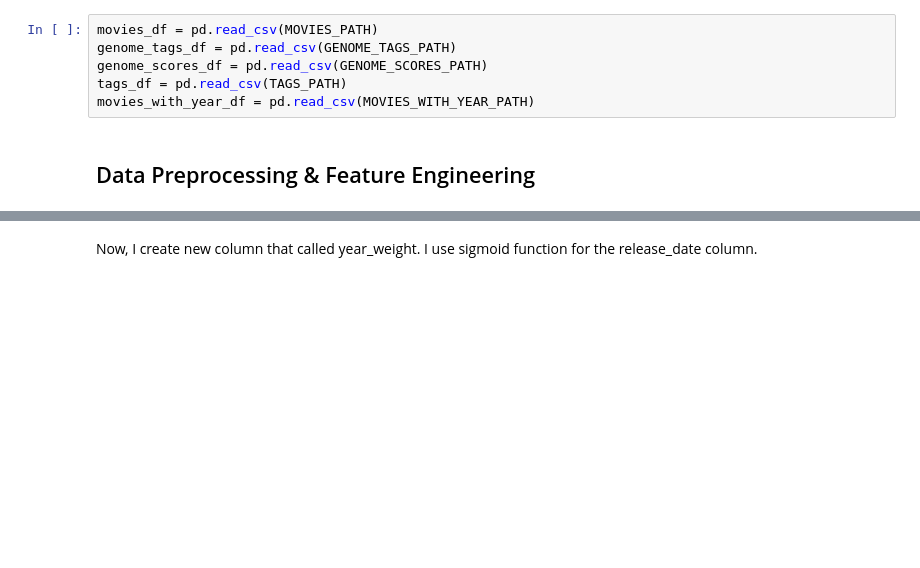
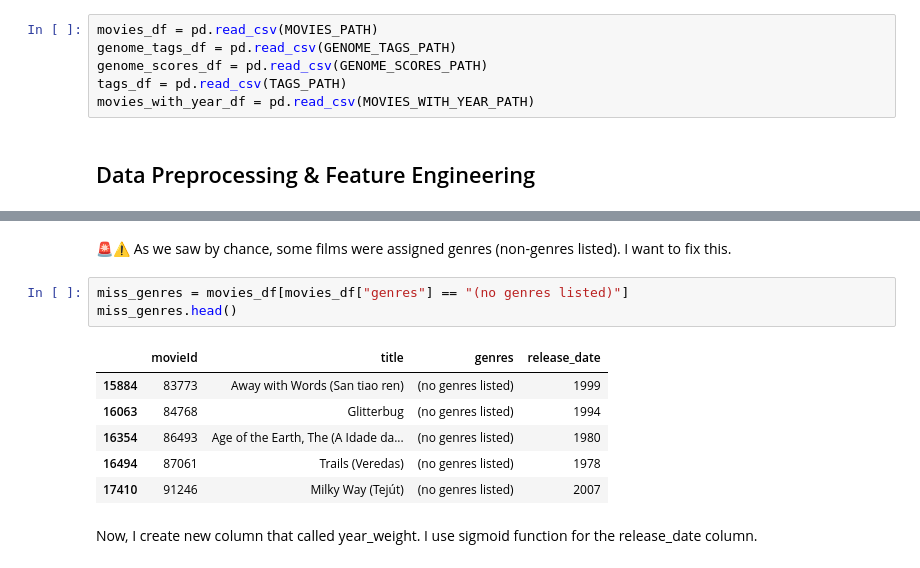
Before and after one commit to fsezgin/jellyfin-movie-recommender, a Jupyter notebook: notebooks/content-based.ipynb, the cells around one changed output, grey strips where cells are left out. Saved outputs shown, nothing was run; the diff lists cells and outputs as text; blank space fills up the shorter version.

```diff
--- a/notebooks/content-based.ipynb
+++ b/notebooks/content-based.ipynb
@@ -55,3 +104,15 @@ Shape:
+# %% [markdown]
+🚨⚠️ As we saw by chance, some films were assigned genres (non-genres listed). I want to fix this.
+# %%
+miss_genres = movies_df[movies_df["genres"] == "(no genres listed)"]
+miss_genres.head()
+# %% [output]
+|  | movieId | title | genres | release_date |
+| 15884 | 83773 | Away with Words (San tiao ren) | (no genres listed) | 1999 |
+| 16063 | 84768 | Glitterbug | (no genres listed) | 1994 |
+| 16354 | 86493 | Age of the Earth, The (A Idade da... | (no genres listed) | 1980 |
+| 16494 | 87061 | Trails (Veredas) | (no genres listed) | 1978 |
+| 17410 | 91246 | Milky Way (Tejút) | (no genres listed) | 2007 |
 # %% [markdown]
 Now, I create new column that called year_weight. I use sigmoid function for the release_date column.
 # %%
```
Also changed, not shown: parts of 6 cells of this notebook, 2 other files.
